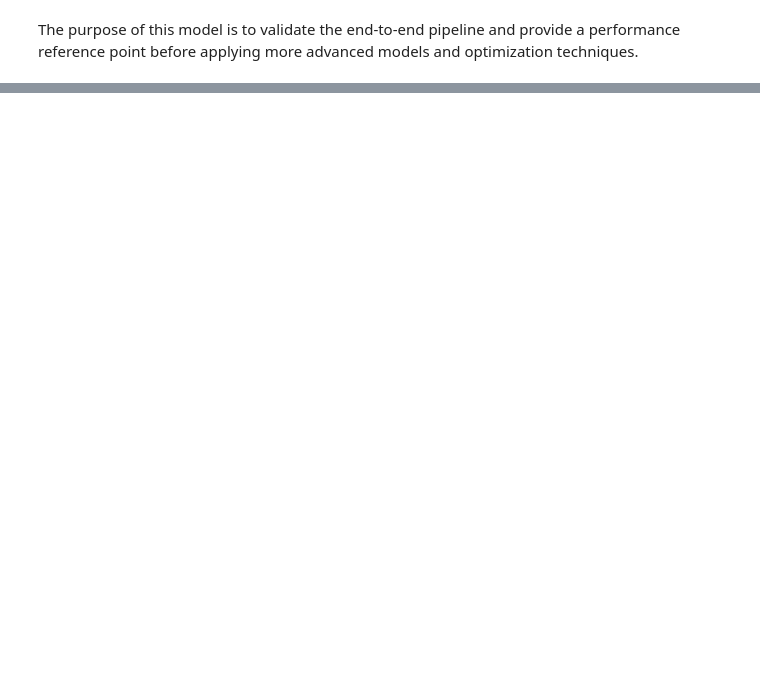
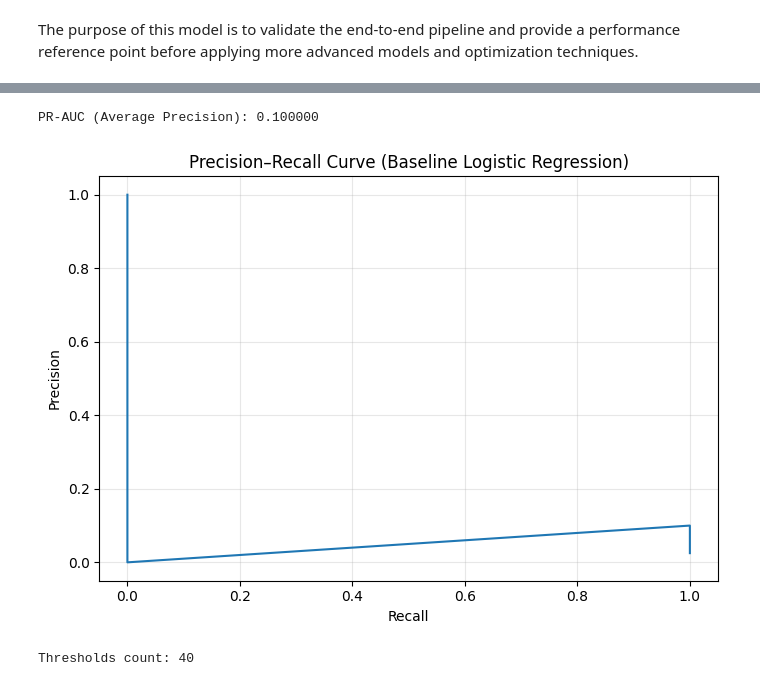
Before and after one commit to Iman-hamdan/aai-540-group9, a Jupyter notebook: baseline_model.ipynb, the cells around one changed output, grey strips where cells are left out. Cells and saved outputs as stored; diff of their text form; code cells hidden in the pictures; blank space fills up the shorter version.

```diff
--- a/baseline_model.ipynb
+++ b/baseline_model.ipynb
@@ -321,0 +302,25 @@ techniques.
+# %%
+
+
+
+y_prob = baseline_pipeline.predict_proba(X_test)[:, 1]
+
+pr_auc = average_precision_score(y_test, y_prob)
+print(f"PR-AUC (Average Precision): {pr_auc:.6f}")
+
+precision, recall, thresholds = precision_recall_curve(y_test, y_prob)
+
+fig, ax = plt.subplots(figsize=(7, 5))
+ax.plot(recall, precision)
+ax.set_title("Precision–Recall Curve (Baseline Logistic Regression)")
+ax.set_xlabel("Recall")
+ax.set_ylabel("Precision")
+ax.grid(True, alpha=0.3)
+plt.tight_layout()
+plt.show()
+
+print("Thresholds count:", len(thresholds))
+# %% [output]
+PR-AUC (Average Precision): 0.100000
+[figure, added]
+Thresholds count: 40
```
Also changed, not shown: parts of 43 cells of this notebook.
